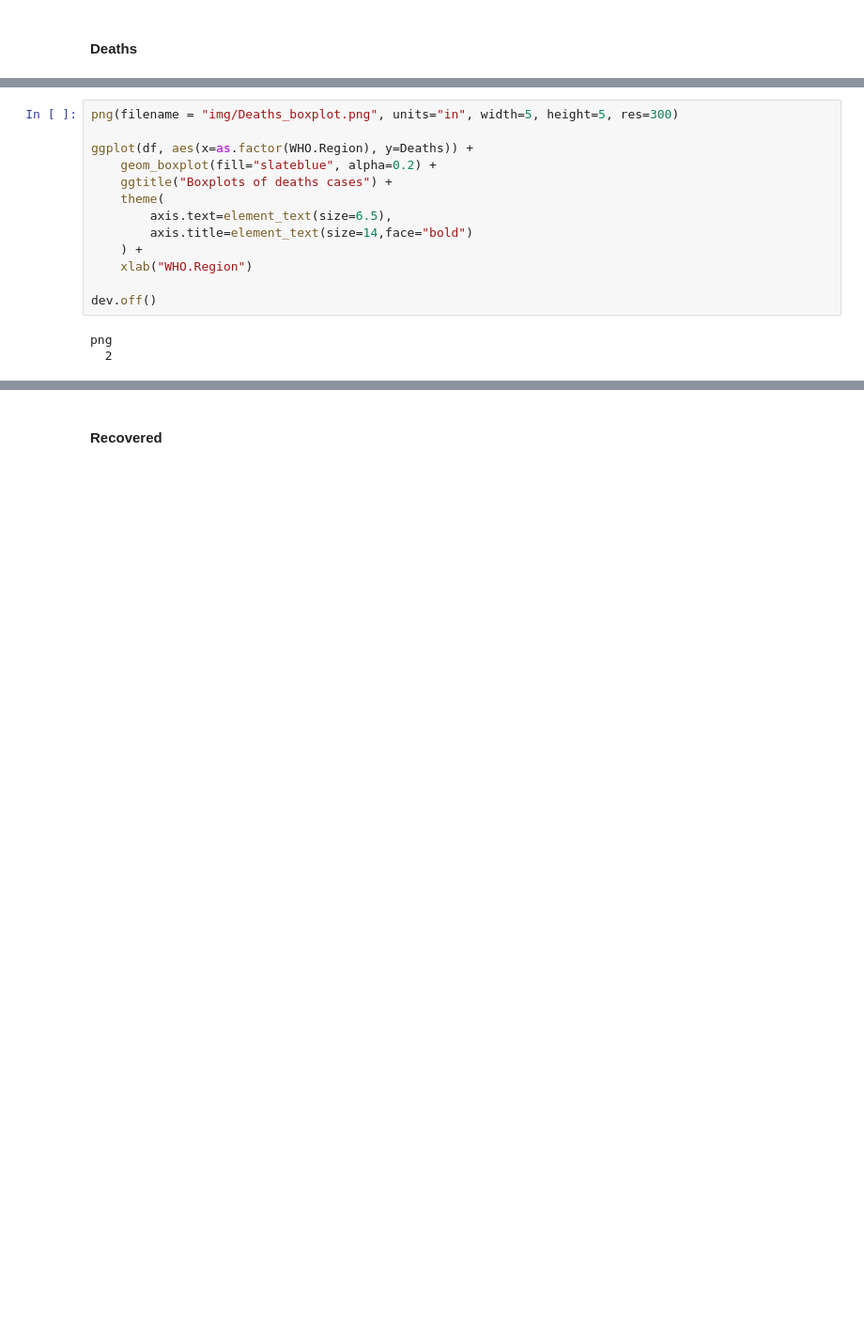
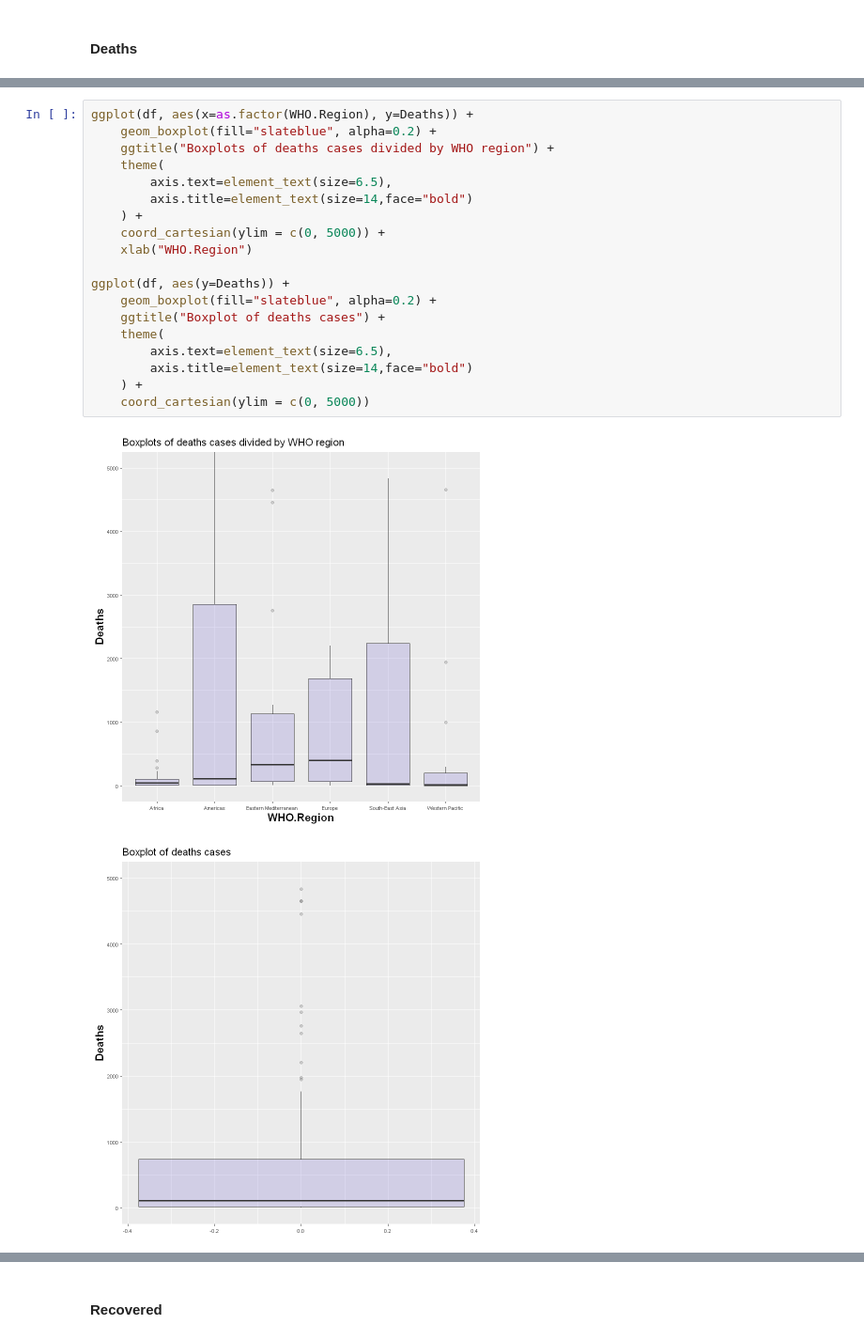
Before and after one commit to Giovo17/covid-country-analysis, a Jupyter notebook: covid-country-analysis.ipynb, the cells around one changed output, grey strips where cells are left out. Shown at 94% size. Drawn from its saved outputs; the diff is of its cells as text; blank space fills up the shorter version.

```diff
--- a/covid-country-analysis.ipynb
+++ b/covid-country-analysis.ipynb
@@ -188,16 +220,22 @@ str(df)
 # %%
-png(filename = "img/Deaths_boxplot.png", units="in", width=5, height=5, res=300)
-
 ggplot(df, aes(x=as.factor(WHO.Region), y=Deaths)) +
     geom_boxplot(fill="slateblue", alpha=0.2) +
-    ggtitle("Boxplots of deaths cases") +
+    ggtitle("Boxplots of deaths cases divided by WHO region") +
     theme(
         axis.text=element_text(size=6.5),
         axis.title=element_text(size=14,face="bold")
     ) +
+    coord_cartesian(ylim = c(0, 5000)) +
     xlab("WHO.Region")
 
-dev.off()
+ggplot(df, aes(y=Deaths)) +
+    geom_boxplot(fill="slateblue", alpha=0.2) +
+    ggtitle("Boxplot of deaths cases") +
+    theme(
+        axis.text=element_text(size=6.5),
+        axis.title=element_text(size=14,face="bold")
+    ) +
+    coord_cartesian(ylim = c(0, 5000))
 # %% [output]
-png
-  2
+[figure, added]
+[figure, added]
```
Also changed, not shown: parts of 62 cells of this notebook, 38 other files.
